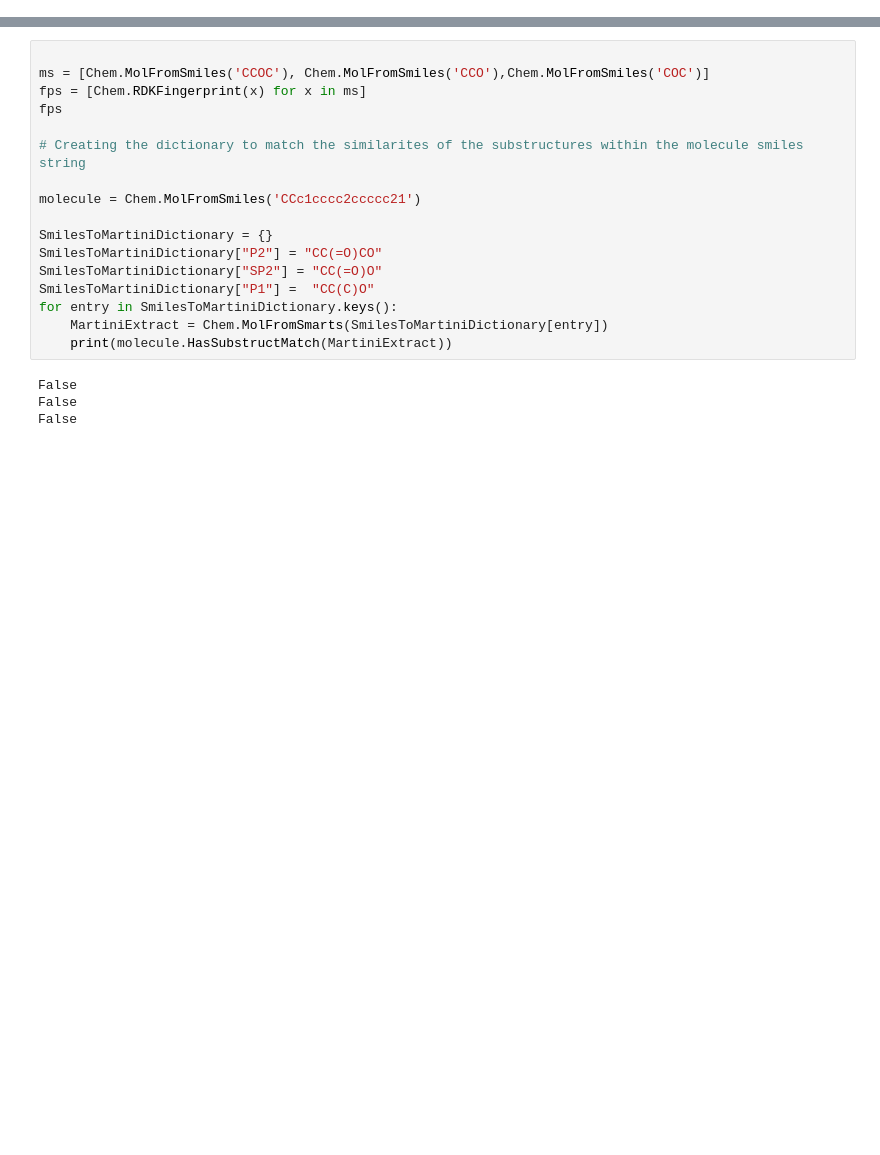
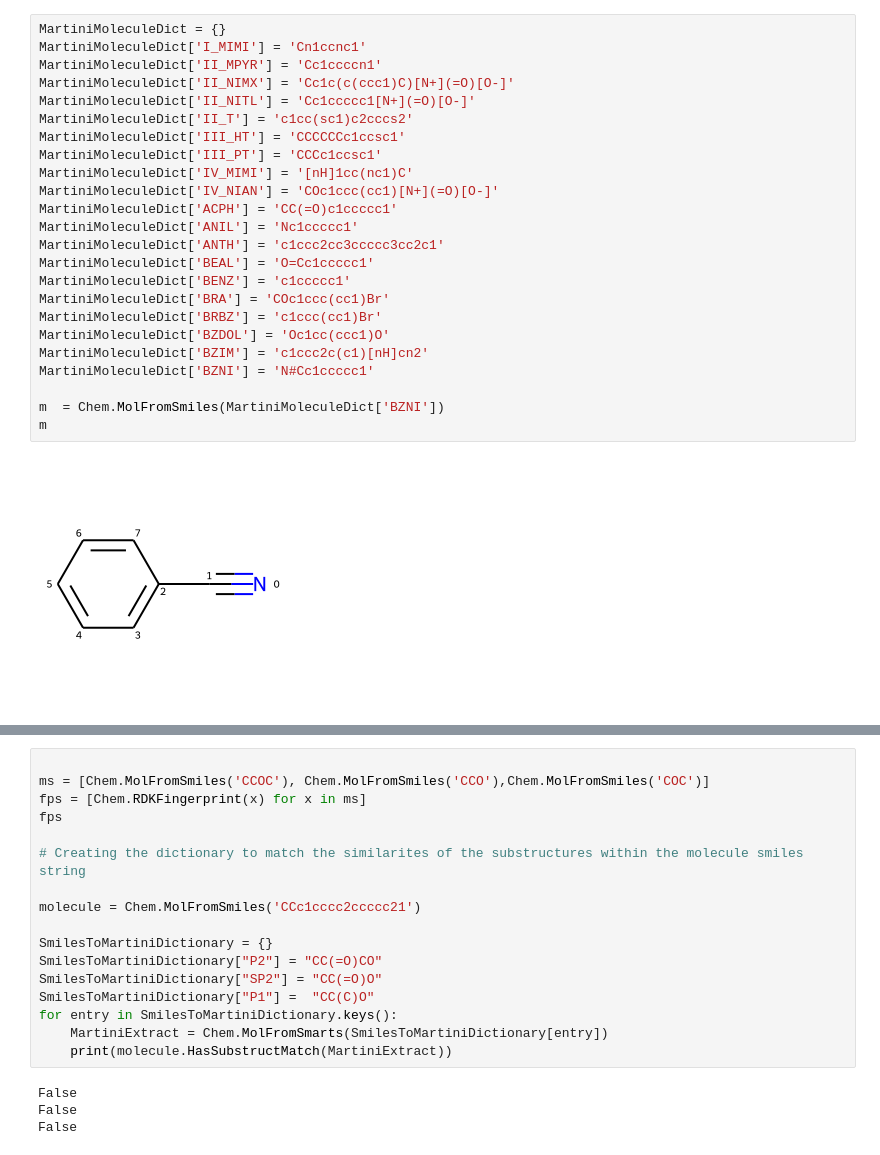
Before and after one commit to MDSYN2019/MDNPPackage, a Jupyter notebook: notebooks/Martini_bead_matching_notebook.ipynb, the cells around one changed output, grey strips where cells are left out. Saved outputs shown, nothing was run; the diff lists cells and outputs as text; blank space fills up the shorter version.

```diff
--- a/notebooks/Martini_bead_matching_notebook.ipynb
+++ b/notebooks/Martini_bead_matching_notebook.ipynb
@@ -403,0 +921,26 @@ IndentationError: unexpected indent (<ipython-input-11-8e2abe9d9255>, line 81)
+# %%
+MartiniMoleculeDict = {}
+MartiniMoleculeDict['I_MIMI'] = 'Cn1ccnc1'
+MartiniMoleculeDict['II_MPYR'] = 'Cc1ccccn1'
+MartiniMoleculeDict['II_NIMX'] = 'Cc1c(c(ccc1)C)[N+](=O)[O-]'
+MartiniMoleculeDict['II_NITL'] = 'Cc1ccccc1[N+](=O)[O-]'
+MartiniMoleculeDict['II_T'] = 'c1cc(sc1)c2cccs2'
+MartiniMoleculeDict['III_HT'] = 'CCCCCCc1ccsc1'
+MartiniMoleculeDict['III_PT'] = 'CCCc1ccsc1'
+MartiniMoleculeDict['IV_MIMI'] = '[nH]1cc(nc1)C'
+MartiniMoleculeDict['IV_NIAN'] = 'COc1ccc(cc1)[N+](=O)[O-]'
+MartiniMoleculeDict['ACPH'] = 'CC(=O)c1ccccc1'
+MartiniMoleculeDict['ANIL'] = 'Nc1ccccc1'
+MartiniMoleculeDict['ANTH'] = 'c1ccc2cc3ccccc3cc2c1'
+MartiniMoleculeDict['BEAL'] = 'O=Cc1ccccc1'
+MartiniMoleculeDict['BENZ'] = 'c1ccccc1'
+MartiniMoleculeDict['BRA'] = 'COc1ccc(cc1)Br'
+MartiniMoleculeDict['BRBZ'] = 'c1ccc(cc1)Br'
+MartiniMoleculeDict['BZDOL'] = 'Oc1cc(ccc1)O'
+MartiniMoleculeDict['BZIM'] = 'c1ccc2c(c1)[nH]cn2'
+MartiniMoleculeDict['BZNI'] = 'N#Cc1ccccc1'
+
+m  = Chem.MolFromSmiles(MartiniMoleculeDict['BZNI'])
+m
+# %% [output]
+[figure, added]
```
Also changed, not shown: parts of 78 cells of this notebook, 19 other files.
